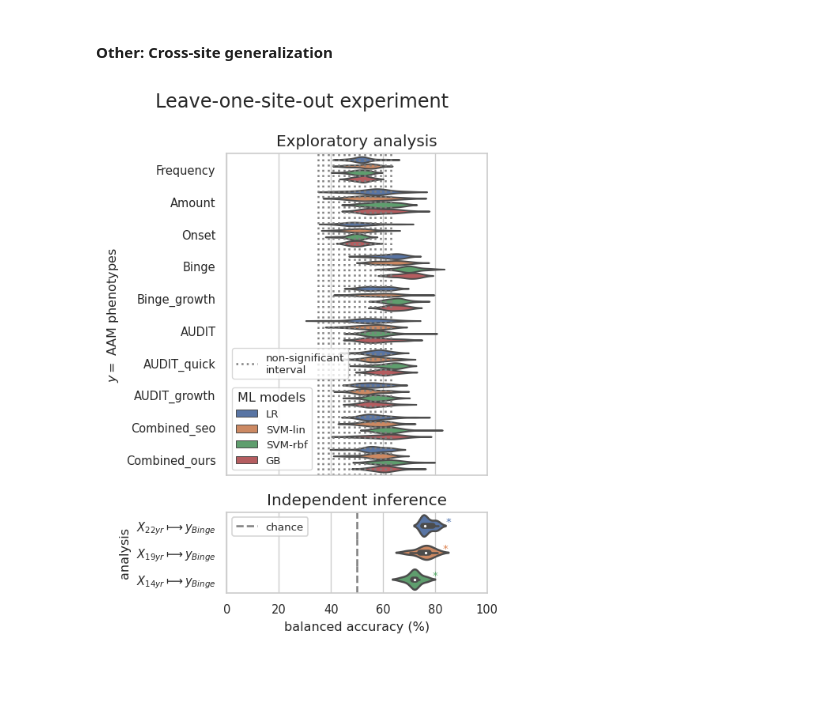
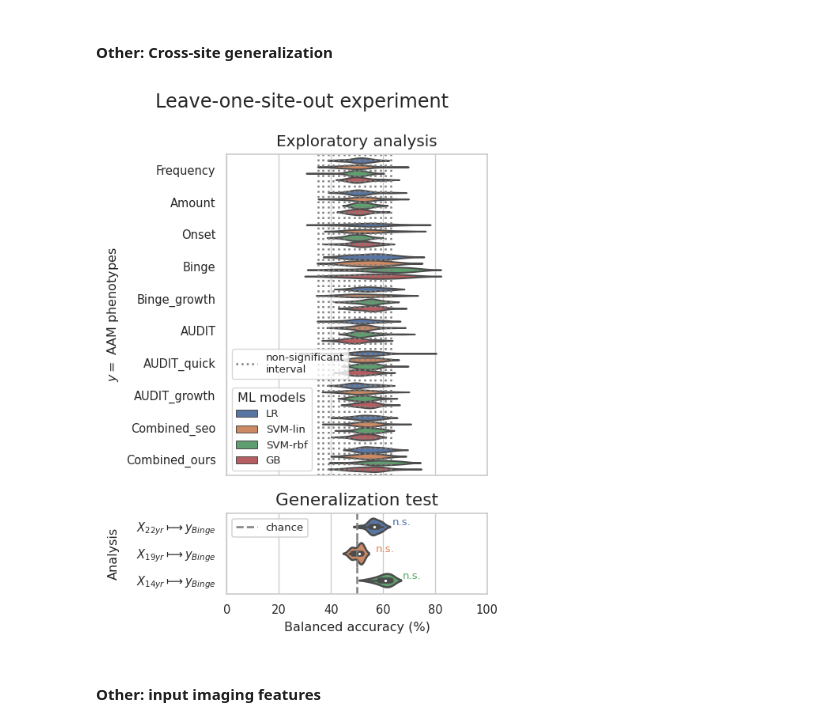
Before and after one commit to RoshanRane/ML_for_IMAGEN, a Jupyter notebook: plots_for_paper.ipynb, the cells around one changed output. Cells and saved outputs as stored; diff of their text form; code cells hidden in the pictures; blank space fills up the shorter version.

```diff
--- a/plots_for_paper.ipynb
+++ b/plots_for_paper.ipynb
@@ -304,7 +304,7 @@ df_fulls = [
     (r"(b) $X=$ sMRI features at age 19 (FU2)", [pd.read_csv(f) for f in sorted(glob(f"MLpipelines/results/{r_path}-fu2*/*/run.csv"))]),
     (r"(c) $X=$ sMRI features at age 14 (BL)",  [pd.read_csv(f) for f in sorted(glob(f"MLpipelines/results/{r_path}-bl*/*/run.csv"))]),
 ]
-x = "test_score"#'roc_auc'
+x = "roc_auc"#'roc_auc'
 conf_ctrl = 'cb'
 sorty_by = None #'n_samples'
 join = False
@@ -334,7 +334,7 @@ for t, df_full in df_fulls:
     df = pd.concat([df, dfi])
 
 # fixes
-xlabel = "AUC ROC (%)" if (x=="roc_auc") else "balanced accuracy (%)"
+xlabel = "AUC ROC (%)" if (x=="roc_auc") else "Balanced accuracy (%)"
 df.loc[df["o"]=="onset<15", "o"]="Onset"
 df[x] = df[x]*100
 
@@ -342,8 +342,7 @@ df[x] = df[x]*100
 if x not in df.columns:
     df = compute_metric(df, x)
 
-    ####################################################################
-
+####################################################################
 
 y="o"
 y_order = ['Frequency','Amount',  'Onset',  'Binge', 'Binge_growth',
@@ -455,7 +454,7 @@ ax.add_artist(leg1)
 # else:
 plt.suptitle("Exploratory analysis: comparing (10 phenotypes of AAM) x (4 ML models)")
 plt.tight_layout()
-plt.savefig("figures/results_explore{}.pdf".format("_auc" if x=='roc_auc' else ''))
+plt.savefig("figures/results_explore{}.pdf".format("_auc" if x=='roc_auc' else ''), bbox_inches='tight', pad_inches=0.05)
 # %% [output]
 [figure]
 # %% [markdown]
@@ -464,7 +463,6 @@ plt.savefig("figures/results_explore{}.pdf".format("_auc" if x=='roc_auc' else '
 df = pd.read_csv("MLpipelines/holdout_results.csv")
 
 x='holdout_score'
-input_type=input_types
 no_confs=True
 sorty_by=x
 join=False
@@ -492,7 +490,7 @@ df[x] = df[x]*100
 
 # setup the figure properties
 sns.set(style='whitegrid', context='paper')
-fig, ax = plt.subplots(dpi=120, figsize=(5, 1+0.4*(len(ios)+input_types_cnt)))
+fig, ax = plt.subplots(dpi=120, figsize=(4, 1+0.4*(len(ios)+input_types_cnt)))
 
 plt.xlim([0,100])
 hue=None #"model" #hack
@@ -534,10 +532,10 @@ for k, yi in enumerate(y_order):
 handles, legends = ax.get_legend_handles_labels()
 ax.legend([handles[0]], [legends[0]], fancybox=True, frameon=True, loc="upper left")
 
-plt.title(r"Independent inference on $data_{holdout}$")
-plt.xlabel("balanced accuracy (%)")
-plt.ylabel("analysis")
+plt.title(r"Generalization test performance")
+plt.xlabel("Balanced accuracy (%)")
+plt.ylabel("Analysis")
 plt.tight_layout()
 # plt.show()
-plt.savefig("figures/results_infer.pdf")
+plt.savefig("figures/results_infer.pdf", bbox_inches='tight', pad_inches=0.05)
 # %% [output]
@@ -549,4 +543,5 @@ after correction:
 # %%
+x = "holdout_score"
 for g, dfi in df.groupby(["i_type"]):
     print(g, dfi[x].mean())
 # %% [output]
@@ -579,13 +573,13 @@ if f"permuted_{x}" in df.columns:
 # %% [markdown]
 #### Other: Cross-site generalization
 # %%
-r_path = "newlbls"
-HOLDOUT_RESULTS = "MLpipelines/holdout_results.csv"
-OUTPUT = "results_explore"
+r_path = "lbls"
+HOLDOUT_RESULTS = "MLpipelines/holdout_results_sites.csv"
+OUTPUT = "results_sites"
 df_fulls = [
-    (r"(a) $X=$ sMRI features at age 22 (FU3)", [pd.read_csv(f) for f in sorted(glob(f"MLpipelines/results/{r_path}-fu3*/*/run.csv"))]),
-    (r"(b) $X=$ sMRI features at age 19 (FU2)", [pd.read_csv(f) for f in sorted(glob(f"MLpipelines/results/{r_path}-fu2*/*/run.csv"))]),
-    (r"(c) $X=$ sMRI features at age 14 (BL)",  [pd.read_csv(f) for f in sorted(glob(f"MLpipelines/results/{r_path}-bl*/*/run.csv"))]),
+    (r"(a) $X=$ sMRI features at age 22 (FU3)", [pd.read_csv(f) for f in sorted(glob(f"MLpipelines/results/across_sites/{r_path}-fu3*/*/run.csv"))]),
+    (r"(b) $X=$ sMRI features at age 19 (FU2)", [pd.read_csv(f) for f in sorted(glob(f"MLpipelines/results/across_sites/{r_path}-fu2*/*/run.csv"))]),
+    (r"(c) $X=$ sMRI features at age 14 (BL)",  [pd.read_csv(f) for f in sorted(glob(f"MLpipelines/results/across_sites/{r_path}-bl*/*/run.csv"))]),
 ]
 x = "test_score"#'roc_auc'
 conf_ctrl = 'cb'
@@ -617,7 +611,7 @@ for t, df_full in df_fulls:
     df = pd.concat([df, dfi])
 
 # hacks
-xlabel = "AUC ROC (%)" if (x=="roc_auc") else "balanced accuracy (%)"
+xlabel = "AUC ROC (%)" if (x=="roc_auc") else "Balanced accuracy (%)"
 df.loc[df["o"]=="onset<15", "o"]="Onset"
 df[x] = df[x]*100
 
@@ -627,7 +621,7 @@ if x not in df.columns:
 
 y="o"
 y_order = ['Frequency','Amount',  'Onset',  'Binge', 'Binge_growth',
-           'AUDIT', 'AUDIT_quick', 'AUDIT_growth', 'Combined_seo','Combined_ours' ]#get_y_order(df, y=y, sorty_by=sorty_by)
+           'AUDIT', 'AUDIT_quick', 'AUDIT_growth', 'Combined_seo', 'Combined_ours']#get_y_order(df, y=y, sorty_by=sorty_by)
 
 palette = sns.color_palette()
 ci, dodge, scale, errwidth, capsize = 95, 0.4, 0.4, 0.9, 0.08
@@ -658,7 +652,6 @@ ax.add_artist(leg1)
 
 df = pd.read_csv(HOLDOUT_RESULTS)
 x='holdout_score'
-input_type=input_types
 no_confs=True
 sorty_by=None
 join=False
@@ -697,34 +690,36 @@ hue_order= [m for m in ["LR", "SVM-lin", "SVM-rbf", "GB"] if m in all_models]
 
 ax = sns.violinplot(y=y, x=x, order=y_order, hue=hue, hue_order=hue_order,
               data=df, ax=infer_ax, dodge=dodge, palette=palette)
 
 # draw the chance line in the legend
 chance = (len(df[y].unique()))*[50] #todo
 for z, ch in enumerate(chance):
     ax.axvline(x=ch, ymin=z/len(chance), ymax=(z+1)/(len(chance)),
                 label="chance", c='gray', ls='--', lw=1.5)
 
 # perform FDR correction
 from statsmodels.stats.multitest import multipletests
 p_vals = [df.loc[df[y]==yi, "p_value"].unique()[0] for yi in y_order]
 # print("\nbefore correction:\n", p_vals)
 _,p_vals,_,_ = multipletests(p_vals, method="bonferroni")
 # print("after correction:\n", p_vals)
 # add significance stars
 for k, yi in enumerate(y_order):
     ast = return_asterisks(p_vals[k])
     ax.annotate(ast,
                 xy=(df.loc[df[y]==yi, x].mean()+7, k - 0.05),
                 color=palette[k], fontsize=8)
 
 
 handles, legends = ax.get_legend_handles_labels()
 ax.legend([handles[0]], [legends[0]], fancybox=True, frameon=True, loc="upper left", fontsize=8)
-ax.set_title("Independent inference", fontsize=12)
-ax.set_ylabel(r"analysis")
+ax.set_title("Generalization test", fontsize=13)
+ax.set_ylabel("Analysis", labelpad=13)
 plt.suptitle("Leave-one-site-out experiment")
 plt.xlabel(xlabel)
 plt.tight_layout()
-plt.savefig("figures/{}{}.pdf".format(OUTPUT, "_auc" if x=='roc_auc' else ''))
+plt.savefig("figures/{}{}.pdf".format(OUTPUT, "_auc" if x=='roc_auc' else ''), bbox_inches='tight', pad_inches=0.05)
 # %% [output]
-[figure, old version]
+[figure, new version]
+# %% [markdown]
+#### Other: input imaging features
```
Also changed, not shown: parts of 11 cells of this notebook, 20 other files.
